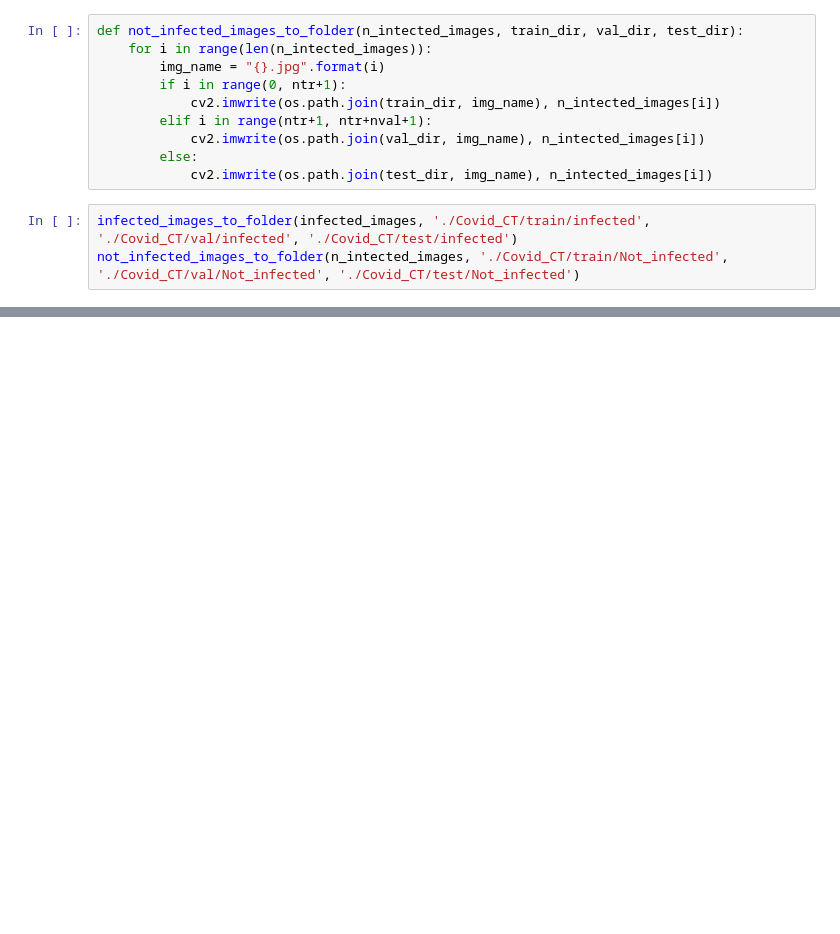
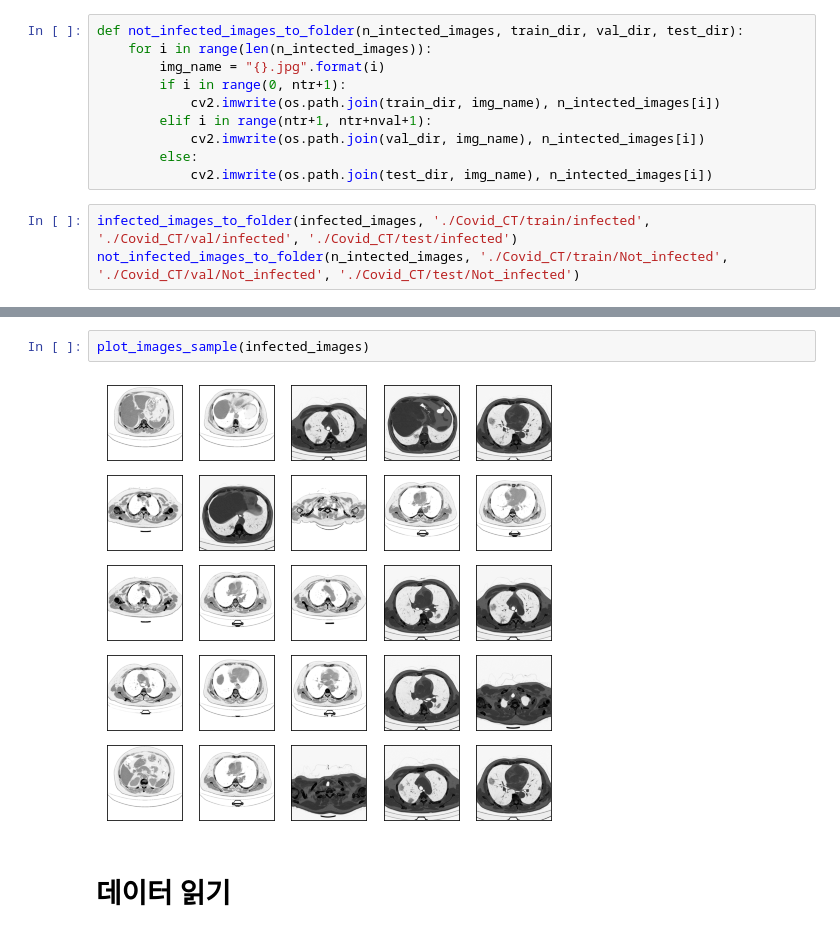
Before and after one commit to dujong/COVID_CT_Classification, a Jupyter notebook: COVID_CT_Image_Classification_1st.ipynb, the cells around one changed output, grey strips where cells are left out. Cells and saved outputs as stored; diff of their text form; blank space fills up the shorter version.

```diff
--- a/COVID_CT_Image_Classification_1st.ipynb
+++ b/COVID_CT_Image_Classification_1st.ipynb
@@ -83,3 +110,9 @@ not_infected_images_to_folder(n_intected_images, './Covid_CT/train/Not_infected'
+# %%
+plot_images_sample(infected_images)
+# %% [output]
+[figure, added]
+# %% [markdown]
+# 데이터 읽기
 # %%
 import tensorflow as tf
 from tensorflow.keras import layers
```
Also changed, not shown: parts of 26 cells of this notebook.
